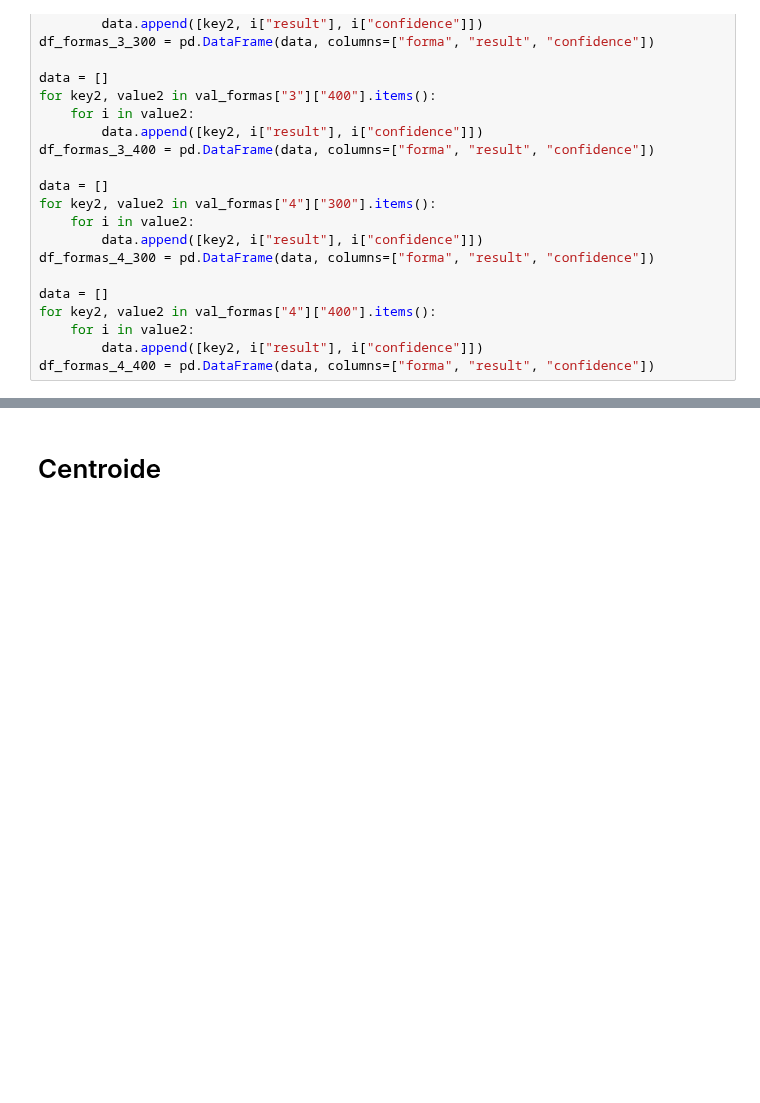
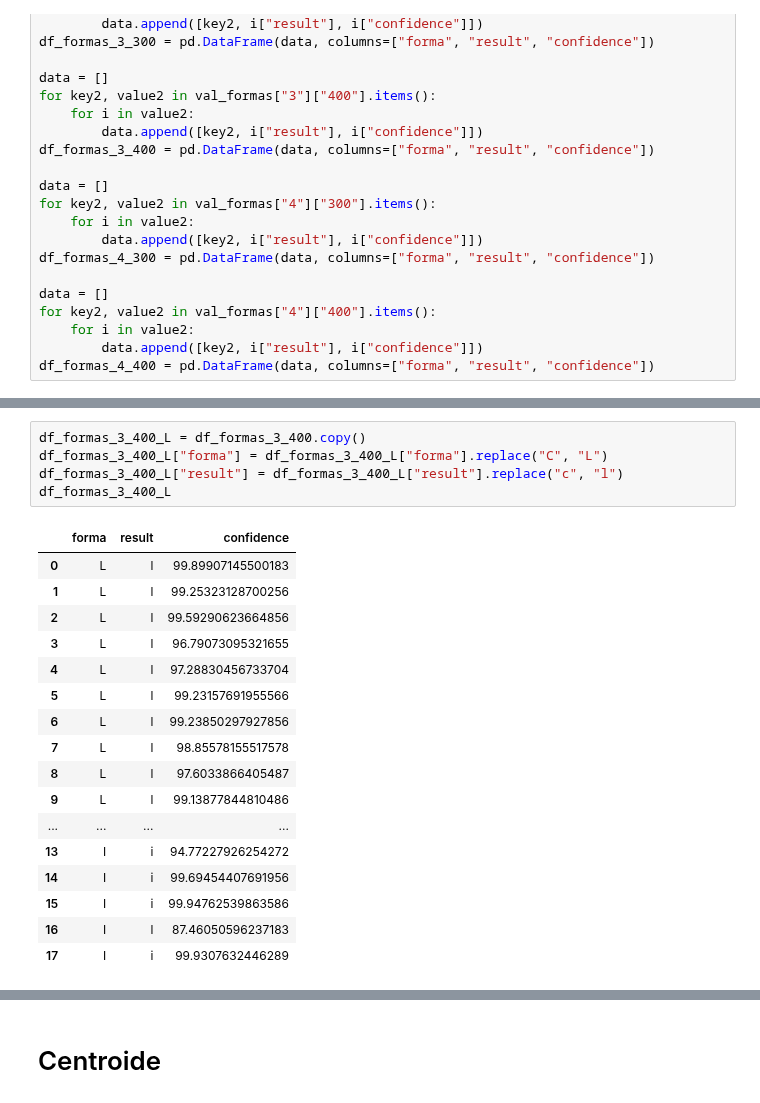
Before and after one commit to stevenaraujo98/integracion_pcl, a Jupyter notebook: get_res.ipynb, the cells around one changed output, grey strips where cells are left out. Cells and saved outputs as stored; diff of their text form; blank space fills up the shorter version.

```diff
--- a/get_res.ipynb
+++ b/get_res.ipynb
@@ -117,3 +114,26 @@ df_formas_3_400
+# %%
+df_formas_3_400_L = df_formas_3_400.copy()
+df_formas_3_400_L["forma"] = df_formas_3_400_L["forma"].replace("C", "L")
+df_formas_3_400_L["result"] = df_formas_3_400_L["result"].replace("c", "l")
+df_formas_3_400_L
+# %% [output]
+|  | forma | result | confidence |
+| 0 | L | l | 99.89907145500183 |
+| 1 | L | l | 99.25323128700256 |
+| 2 | L | l | 99.59290623664856 |
+| 3 | L | l | 96.79073095321655 |
+| 4 | L | l | 97.28830456733704 |
+| 5 | L | l | 99.23157691955566 |
+| 6 | L | l | 99.23850297927856 |
+| 7 | L | l | 98.85578155517578 |
+| 8 | L | l | 97.6033866405487 |
+| 9 | L | l | 99.13877844810486 |
+| ... | ... | ... | ... |
+| 13 | I | i | 94.77227926254272 |
+| 14 | I | i | 99.69454407691956 |
+| 15 | I | i | 99.94762539863586 |
+| 16 | I | l | 87.46050596237183 |
+| 17 | I | i | 99.9307632446289 |
 # %%
 confusion_matrix = pd.crosstab(df_formas_3_400["forma"], df_formas_3_400["result"], rownames=["forma"], colnames=["result"])
 confusion_matrix
```
Also changed, not shown: parts of 26 cells of this notebook, 3 other files.
